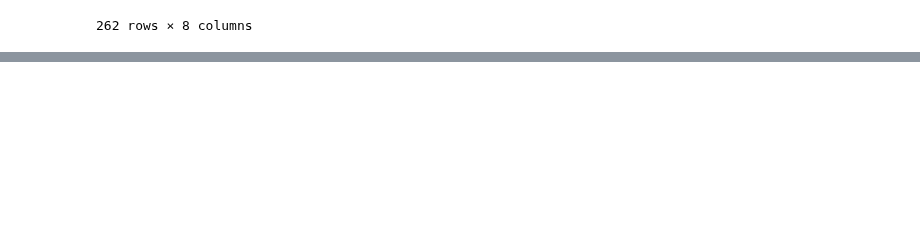
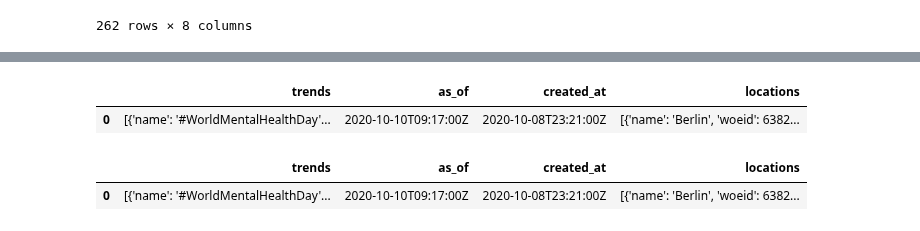
Before and after one commit to thomas-cares/data-pt-ber-08-20, a Jupyter notebook: practice/codealong.ipynb, the cells around one changed output, grey strips where cells are left out. Cells and saved outputs as stored; diff of their text form; code cells hidden in the pictures; blank space fills up the shorter version.

```diff
--- a/practice/codealong.ipynb
+++ b/practice/codealong.ipynb
@@ -2139,0 +2163,16 @@ df_catfacts=pd.json_normalize(results['all'])
+# %%
+###TWITTER API WEB SCRAPING ####
+#GRAP FROM LASTPASS##
+api_key=""
+api_secret=""
+
+access_token=""
+access_secret=""
+#help(tweepy)
+# %%
+##AUTHENTICATE TO TWITTER API
+
+###CREAT AUTHENTIFICATION OBJECT
+auth=tweepy.OAuthHandler(api_key, api_secret)
+auth.set_access_token(access_token, access_secret)
+api =tweepy.API(auth)
@@ -2139,0 +2199,14 @@ df_catfacts=pd.json_normalize(results['all'])
+# %%
+#TWITTER TRENDS OF WHERE WE ARE
+trends_berlin=api.trends_place(638242) #takes yahoo where on earth ID as argument
+#berlin's ID is 638242
+# %%
+pd.DataFrame(trends_berlin) # dataframe looks horrible
+# %% [output]
+|  | trends | as_of | created_at | locations |
+| 0 | [{'name': '#WorldMentalHealthDay'... | 2020-10-10T09:17:00Z | 2020-10-08T23:21:00Z | [{'name': 'Berlin', 'woeid': 6382... |
+# %%
+pd.json_normalize(trends_berlin) #still look horribel
+# %% [output]
+|  | trends | as_of | created_at | locations |
+| 0 | [{'name': '#WorldMentalHealthDay'... | 2020-10-10T09:17:00Z | 2020-10-08T23:21:00Z | [{'name': 'Berlin', 'woeid': 6382... |
```
Also changed, not shown: parts of 10 cells of this notebook, 3 other files.
